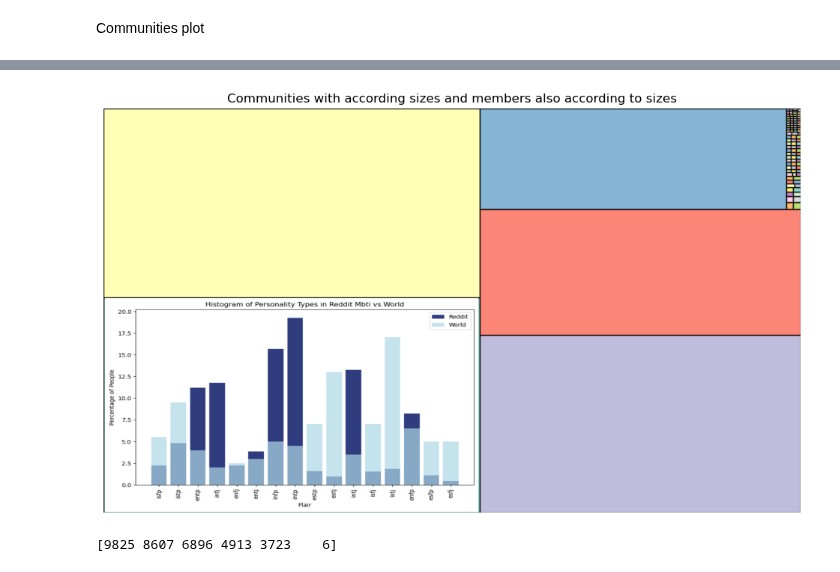
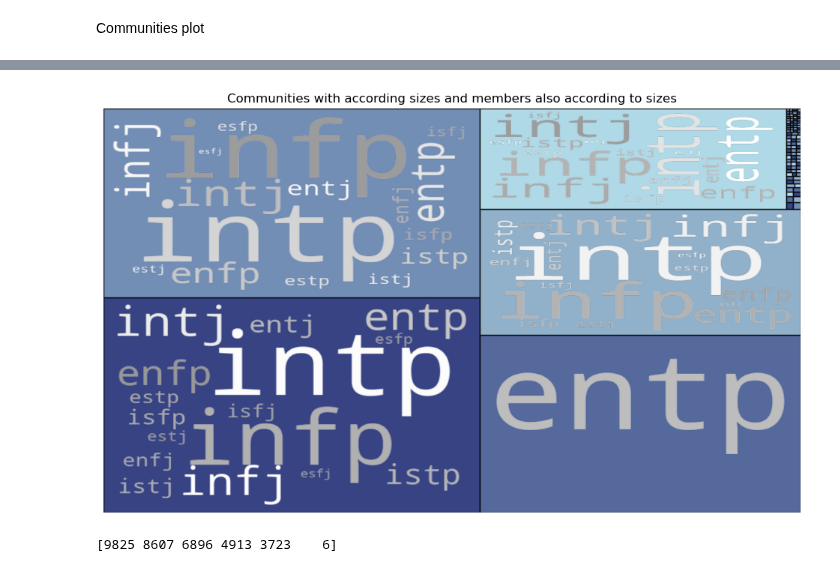
Before and after one commit to luchsonice/MBTI, a Jupyter notebook: 5_Communities.ipynb, the cells around one changed output, grey strips where cells are left out. Cells and saved outputs as stored; diff of their text form; code cells hidden in the pictures.

Commit message:
wordcloud of communities

```diff
--- a/5_Communities.ipynb
+++ b/5_Communities.ipynb
@@ -30,13 +32,6 @@ G = nx.MultiGraph(G)
 # Remove nodes with out-degree 0
 G.remove_nodes_from(list(nx.isolates(G)))
 # %%
-# Get node attributes for authors and their flair
-authors = list(G.nodes())
-flairs = nx.get_node_attributes(G, 'flair')
-
-# Dataframe with authors and flairs
-df_flairs = pd.DataFrame(list(flairs.items()), columns=['Author', 'Flair'])
-
 trials = 100
 number_of_communities = np.zeros(trials)
 for i in range(trials):
@@ -92,3 +83,7 @@ flair_counts = merged_df.groupby('Flair')['Author'].nunique()
 # Save df_community as pkl
 with open('LargeData/df_community.pickle', 'wb') as f:
     pkl.dump(df_community, f)
+# %%
+# Load df_community
+with open('LargeData/df_community.pickle', 'rb') as file:
+    df_community = pkl.load(file)
@@ -110,0 +129,20 @@ Communities plot
+# %%
+def grey_color_func(word, font_size, position, orientation, random_state=None,
+                    **kwargs):
+    return "hsl(0, 0%%, %d%%)" % random.randint(60, 100)
+
+for i in range(5):
+    data_for_wordcloud = ''
+    # Make string of flair * number in community
+    community_data = merged_df[merged_df['Community'] == i]
+    community_flair_counts = community_data['Flair'].value_counts()
+    for j in community_flair_counts.keys():
+        data_for_wordcloud += (str(j) + ' ') * community_flair_counts[j]
+    wordcloud = WordCloud(background_color="rgba(255, 255, 255, 0)", mode="RGBA", width=600, height=400,collocations=False).generate(data_for_wordcloud)
+
+    # Plot
+    plt.figure()
+    plt.imshow(wordcloud.recolor(color_func=grey_color_func, random_state=6),interpolation='bilinear')
+    plt.axis('off')
+    plt.savefig('Images/wordcloud'+str(i),bbox_inches='tight',transparent=True)
+    plt.show()
@@ -114,52 +158,53 @@ number_of_members_in_each_community = df_community['Community'].value_counts().v
 
 labels = ['' for i in range(number_of_unique_communities)]
 sizes = df_community['Community'].value_counts().values
+colors = ['#2F3C7E','#6E8AB2','#4E6398','#8DADC7','#ADD8E6']
 
 fig, ax = plt.subplots(figsize=(12,7))
-squarify.plot(sizes=sizes,alpha=.8,label=labels,color=sb.color_palette("Set3", number_of_unique_communities),ec='black',ax=ax)
+squarify.plot(sizes=sizes,alpha=.8,color=colors,label=labels,ec='black',ax=ax)
 
 # get coordinates of each rectangle
-allrectangles = squarify.plot(sizes=sizes,label=labels,alpha=.8,color=sb.color_palette("Set3", number_of_unique_communities),ec='black',ax=ax)
+allrectangles = squarify.plot(sizes=sizes,label=labels,alpha=.8,color=colors,ec='black',ax=ax)
 rectangles = []
 for rect in allrectangles.patches:
     x, y, w, h = rect.get_x(), rect.get_y(), rect.get_width(), rect.get_height()
     rectangles.append((x, y, w, h))
 
 # Path to the word cloud images
-word_cloud_paths = ["Images/output.png"]
+word_cloud_paths = ["Images/wordcloud0.png","Images/wordcloud1.png","Images/wordcloud2.png","Images/wordcloud3.png","Images/wordcloud4.png"]
 
 # Fixed size for the word cloud images
 fixed_width = 1000
 fixed_height = 1000
 
 # Iterate through each rectangle and overlay the word cloud
 for i, (size, word_cloud_path) in enumerate(zip(sizes, word_cloud_paths)):
     # Get the coordinates of the rectangle
     x, y, dx, dy = rectangles[i]
     edge_width = 0.5
     x += edge_width / 2
     y += edge_width / 2
     dx -= edge_width
     dy -= edge_width
 
     # Load the word cloud image
     word_cloud_img = Image.open(word_cloud_path)
 
     # Resize the word cloud image to a fixed size while maintaining aspect ratio
     aspect_ratio = word_cloud_img.width / word_cloud_img.height
     new_width = fixed_width
     new_height = int(fixed_width / aspect_ratio)
     word_cloud_img = word_cloud_img.resize((new_width, new_height))
 
     # Overlay the word cloud on the plot
     ax.imshow(word_cloud_img, extent=(x, x + dx, y, y + dy), aspect='auto', zorder=2)
 
-squarify.plot(sizes=sizes,label=labels,alpha=0,color=sb.color_palette("Set3", number_of_unique_communities),ec='black',ax=ax)
+squarify.plot(sizes=sizes,label=labels,alpha=0,color=colors,ec='black',ax=ax)
 plt.title('Communities with according sizes and members also according to sizes')
 plt.axis('off')
 plt.show()
 # %% [output]
-[figure, old version]
+[figure, new version]
 # %%
 print(sizes[:6])
 # %% [output]
```
Also changed, not shown: parts of 5 cells of this notebook.
